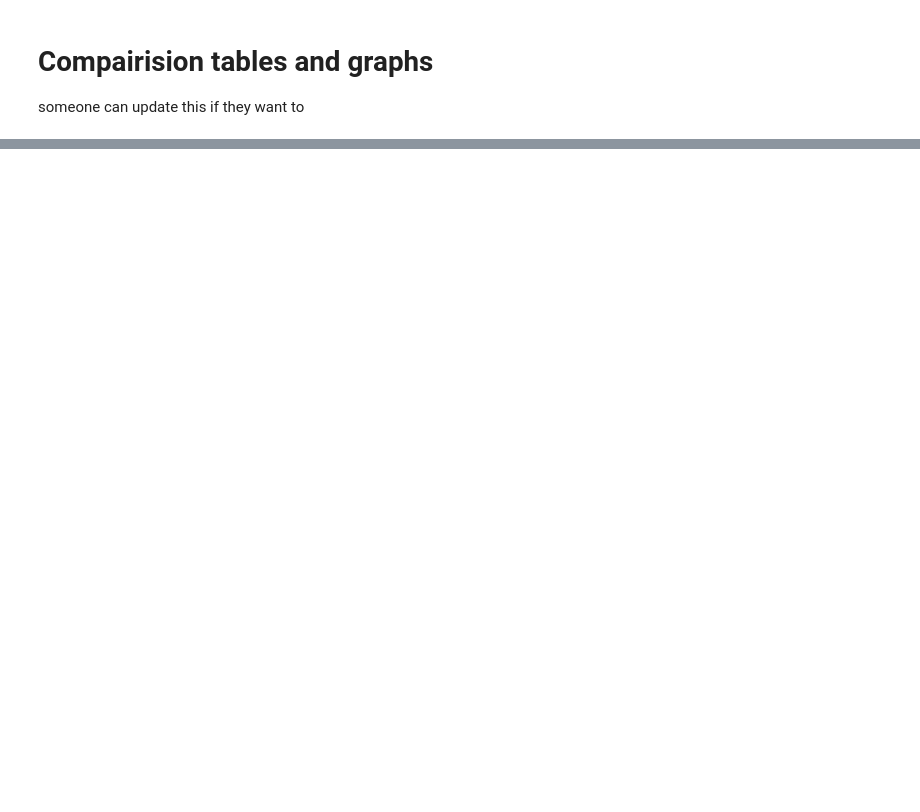
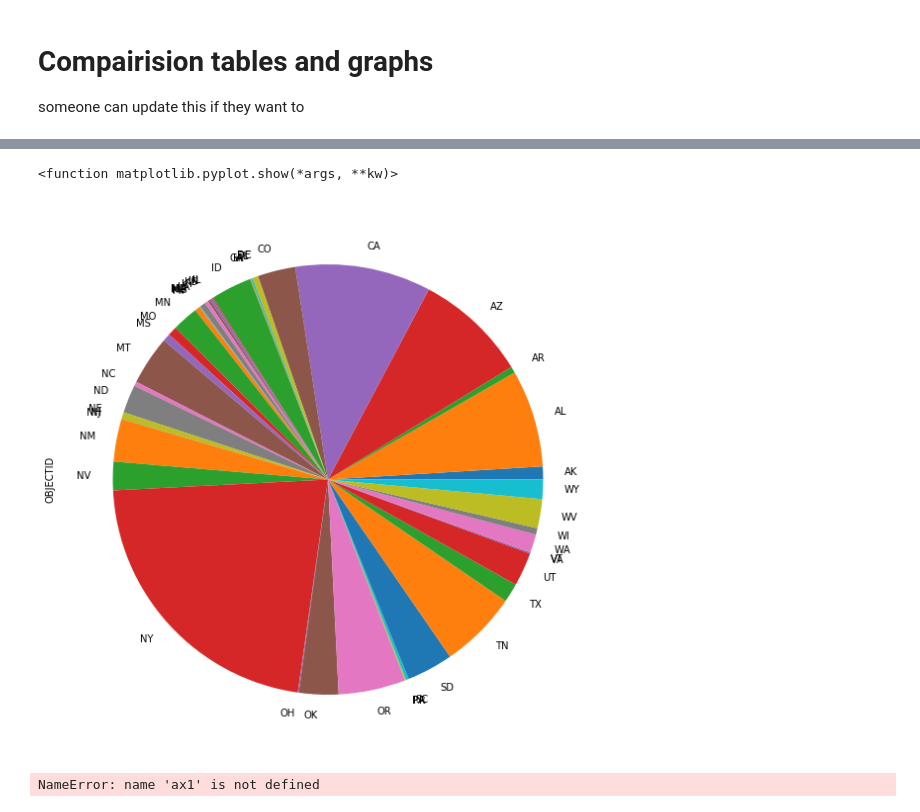
Before and after one commit to meharperjr/WyldFyrez, a Jupyter notebook: Fire_Tables_Charts.ipynb, the cells around one changed output, grey strips where cells are left out. Cells and saved outputs as stored; diff of their text form; code cells hidden in the pictures; blank space fills up the shorter version.

```diff
--- a/Fire_Tables_Charts.ipynb
+++ b/Fire_Tables_Charts.ipynb
@@ -61,0 +116,9 @@ total_2015.sort_values(["Total State Count"], ascending = False).style.format({"
+# %%
+fire_2005 = fire_data[fire_data.FIRE_YEAR == 2005]
+
+state_2005 = fire_2005.groupby(["STATE"])
+count_2005 = state_2005["OBJECTID"].nunique()
+percent_2005 = count_2005/ fire_2005["OBJECTID"].nunique()*100
+
+total_2005 = pd.concat([count_2005.rename("Total State Count"),percent_2005.rename("Total Percent")], axis = 1)
+total_2005.sort_values(["Total State Count"], ascending = False).style.format({"Total Percent":'{:.2f}%'})
@@ -61,0 +144,15 @@ total_2015.sort_values(["Total State Count"], ascending = False).style.format({"
+# %%
+percent_2005.plot.pie(subplots=True, figsize=(10, 10), fontsize= 10, sort_columns=True)
+plt.show
+# %% [output]
+<function matplotlib.pyplot.show(*args, **kw)>
+[figure, added]
+# %%
+fire_cause = fire_data.groupby(["STAT_CAUSE_DESCR"])
+cause = fire_cause["OBJECTID"].nunique()
+cause.index.names = ['Cause']
+cause_df = pd.DataFrame(cause.rename("Total State Count"))
+
+cause_df.plot.bar(title = "Fires causes by State 1992 to 2015",ax=ax1, legend=False)
+# %% [output]
+NameError: name 'ax1' is not defined
```
Also changed, not shown: parts of 13 cells of this notebook, 12 other files.
